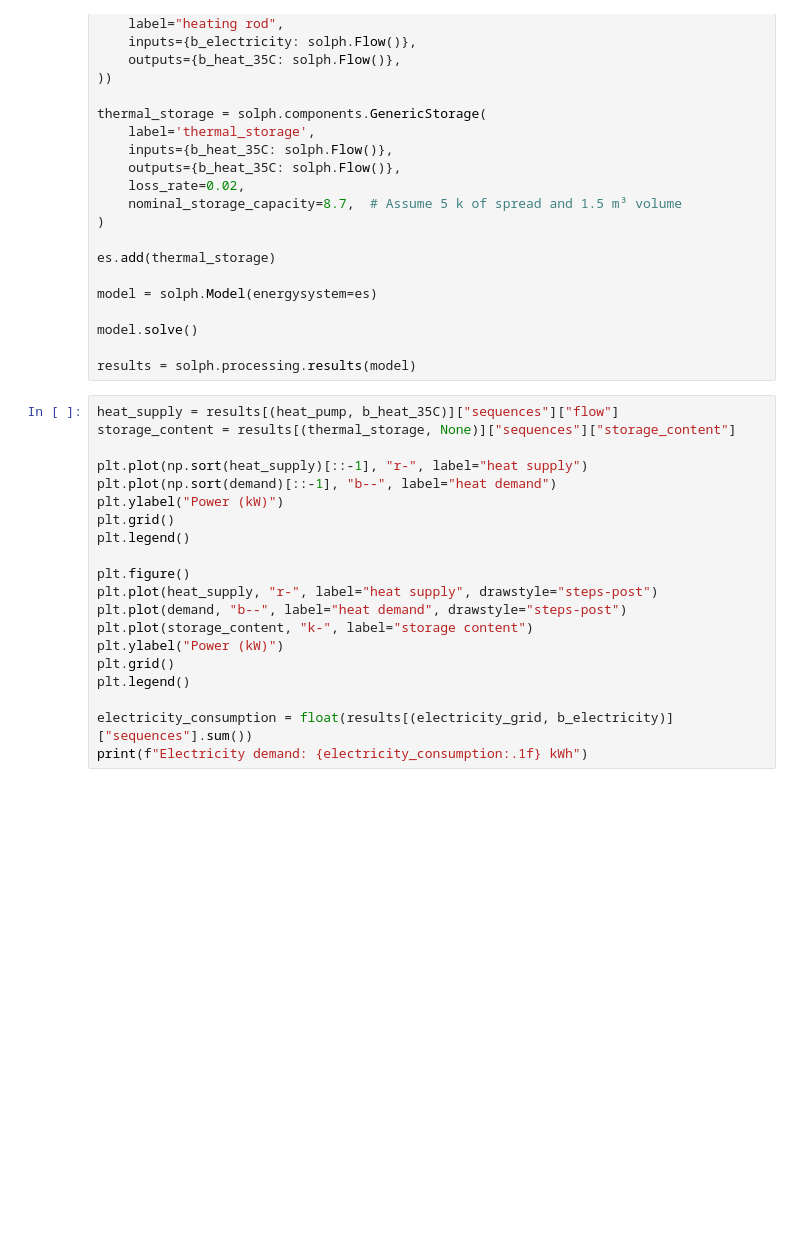
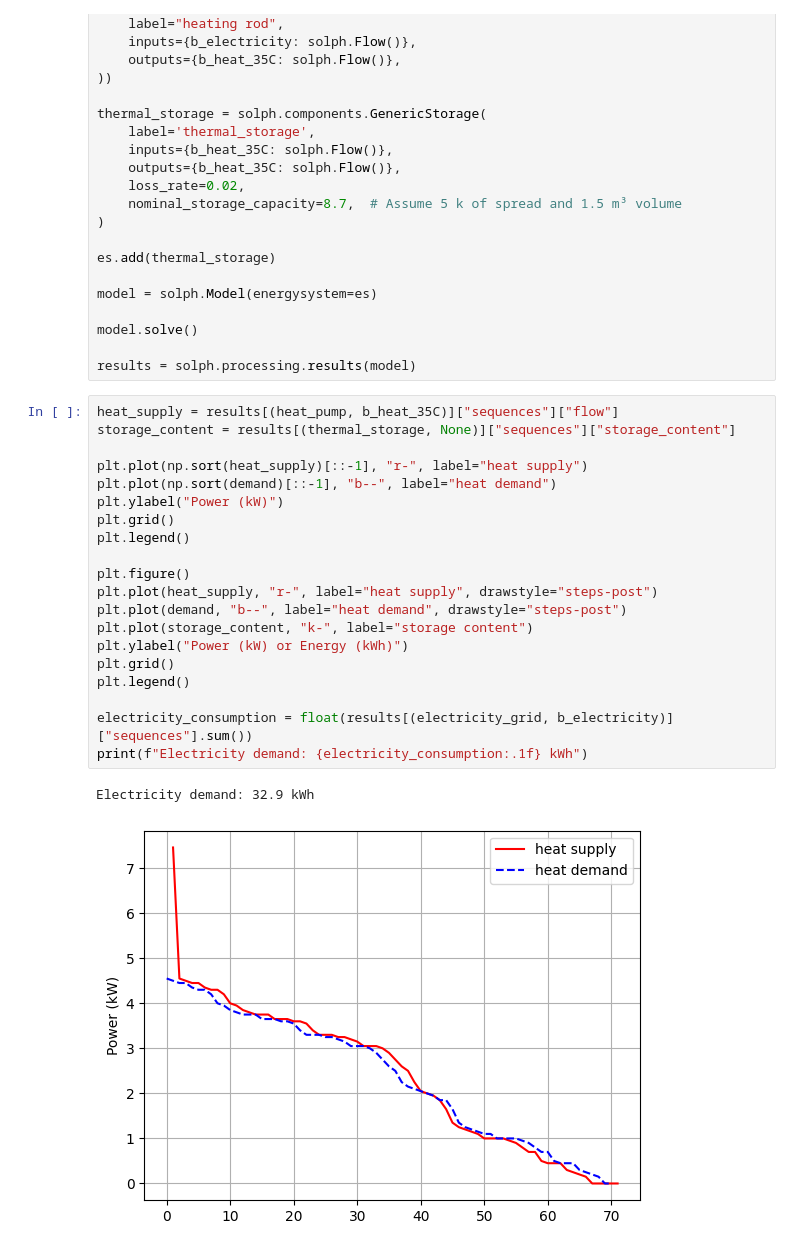
Before and after one commit to oemof/heat-pump-tutorial, a Jupyter notebook: workshop/model/solph-with-tespy.ipynb, the cells around one changed output. Saved outputs shown, nothing was run; the diff lists cells and outputs as text; blank space fills up the shorter version.

```diff
--- a/workshop/model/solph-with-tespy.ipynb
+++ b/workshop/model/solph-with-tespy.ipynb
@@ -120,20 +97,23 @@ results = solph.processing.results(model)
 # %%
 heat_supply = results[(heat_pump, b_heat_35C)]["sequences"]["flow"]
 storage_content = results[(thermal_storage, None)]["sequences"]["storage_content"]
 
 plt.plot(np.sort(heat_supply)[::-1], "r-", label="heat supply")
 plt.plot(np.sort(demand)[::-1], "b--", label="heat demand")
 plt.ylabel("Power (kW)")
 plt.grid()
 plt.legend()
 
 plt.figure()
 plt.plot(heat_supply, "r-", label="heat supply", drawstyle="steps-post")
 plt.plot(demand, "b--", label="heat demand", drawstyle="steps-post")
 plt.plot(storage_content, "k-", label="storage content")
-plt.ylabel("Power (kW)")
+plt.ylabel("Power (kW) or Energy (kWh)")
 plt.grid()
 plt.legend()
 
 electricity_consumption = float(results[(electricity_grid, b_electricity)]["sequences"].sum())
 print(f"Electricity demand: {electricity_consumption:.1f} kWh")
+# %% [output]
+Electricity demand: 32.9 kWh
+[figure, added]
```
Also changed, not shown: parts of 3 cells of this notebook, 3 other files.
